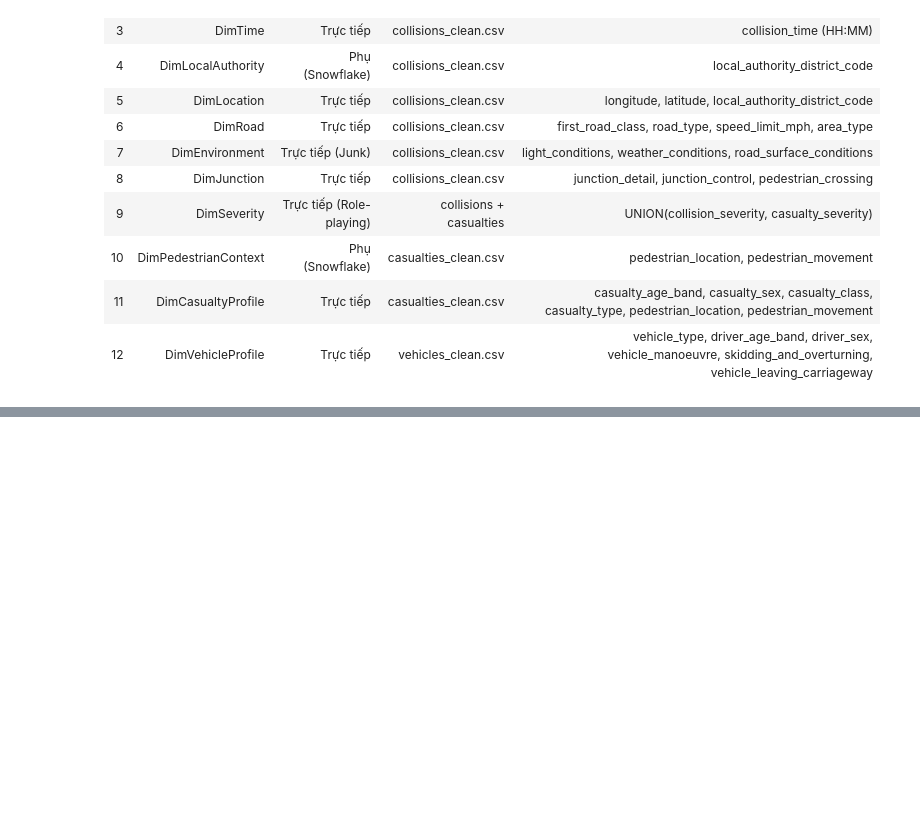
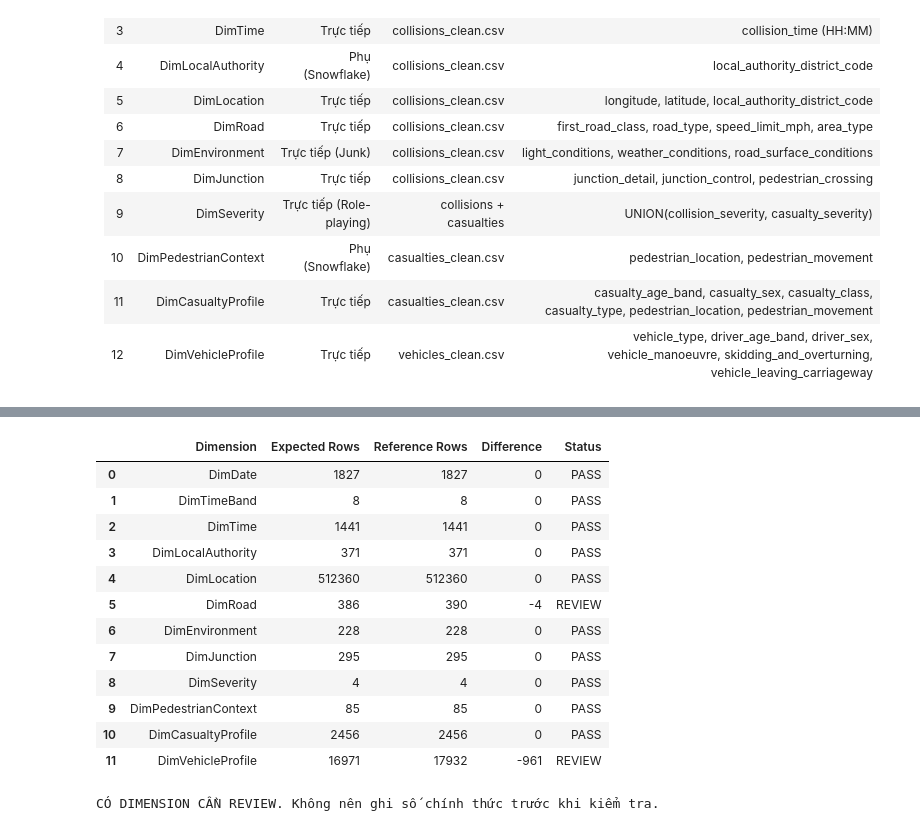
Before and after one commit to Khoa-Huynh-212006/GB-Road-Safety-OLAP, a Jupyter notebook: Data/Profiling/dimension_row_estimation.ipynb, the cells around one changed output, grey strips where cells are left out. Cells and saved outputs as stored; diff of their text form; code cells hidden in the pictures; blank space fills up the shorter version.

```diff
--- a/Data/Profiling/dimension_row_estimation.ipynb
+++ b/Data/Profiling/dimension_row_estimation.ipynb
@@ -671,0 +1027,72 @@ Sheets: Summary | Full Detail
+# %%
+# Cell 18 — Đối chiếu kết quả mong đợi
+EXPECTED_RESULTS = {
+    "DimDate": 1827,
+    "DimTimeBand": 8,
+    "DimTime": 1441,
+    "DimLocalAuthority": 371,
+    "DimLocation": 512360,
+    "DimRoad": 390,
+    "DimEnvironment": 228,
+    "DimJunction": 295,
+    "DimSeverity": 4,
+    "DimPedestrianContext": 85,
+    "DimCasualtyProfile": 2456,
+    "DimVehicleProfile": 17932,
+}
+
+validation_df = report_df[
+    [
+        "Dimension",
+        "Expected Rows",
+    ]
+].copy()
+
+validation_df["Reference Rows"] = (
+    validation_df["Dimension"]
+    .astype("object")
+    .map(EXPECTED_RESULTS)
+)
+
+validation_df["Difference"] = (
+    validation_df["Expected Rows"]
+    - validation_df["Reference Rows"]
+)
+
+validation_df["Status"] = np.where(
+    validation_df["Difference"] == 0,
+    "PASS",
+    "REVIEW",
+)
+
+display(validation_df)
+
+failed = validation_df[
+    validation_df["Status"] != "PASS"
+]
+
+if failed.empty:
+    print(
+        "TẤT CẢ DIMENSION ĐỀU KHỚP "
+        "VỚI KẾT QUẢ MONG ĐỢI."
+    )
+else:
+    print(
+        "CÓ DIMENSION CẦN REVIEW. "
+        "Không nên ghi số chính thức trước khi kiểm tra."
+    )
+# %% [output]
+|  | Dimension | Expected Rows | Reference Rows | Difference | Status |
+| 0 | DimDate | 1827 | 1827 | 0 | PASS |
+| 1 | DimTimeBand | 8 | 8 | 0 | PASS |
+| 2 | DimTime | 1441 | 1441 | 0 | PASS |
+| 3 | DimLocalAuthority | 371 | 371 | 0 | PASS |
+| 4 | DimLocation | 512360 | 512360 | 0 | PASS |
+| 5 | DimRoad | 386 | 390 | -4 | REVIEW |
+| 6 | DimEnvironment | 228 | 228 | 0 | PASS |
+| 7 | DimJunction | 295 | 295 | 0 | PASS |
+| 8 | DimSeverity | 4 | 4 | 0 | PASS |
+| 9 | DimPedestrianContext | 85 | 85 | 0 | PASS |
+| 10 | DimCasualtyProfile | 2456 | 2456 | 0 | PASS |
+| 11 | DimVehicleProfile | 16971 | 17932 | -961 | REVIEW |
+CÓ DIMENSION CẦN REVIEW. Không nên ghi số chính thức trước khi kiểm tra.
```
Also changed, not shown: parts of 50 cells of this notebook, 1 other file.
